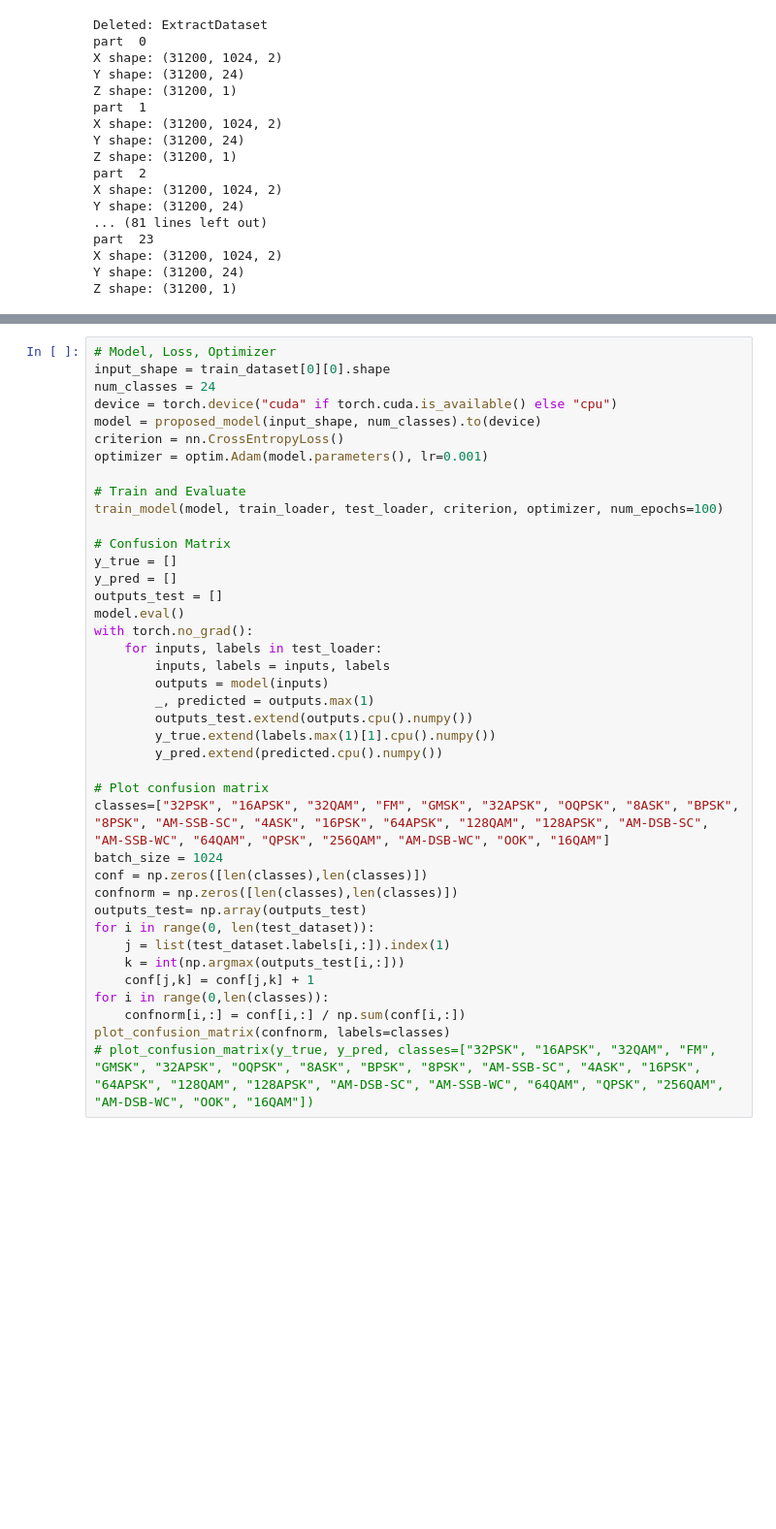
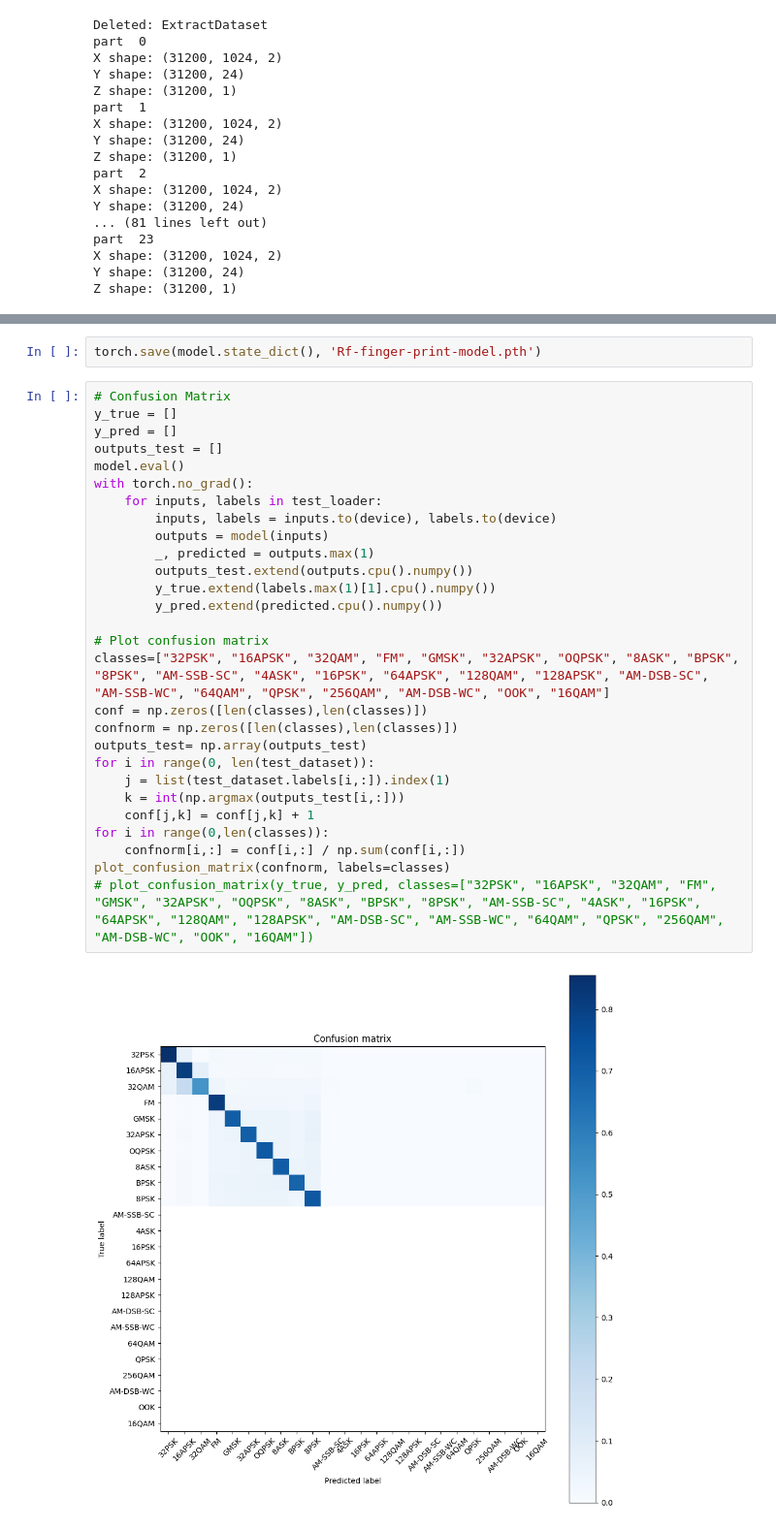
Before and after one commit to ShlomiBenAbu/046211-Radio-Frequency-Fingerprinting-, a Jupyter notebook: RF_fingerprints.ipynb, the cells around one changed output, grey strips where cells are left out. Shown at 97% size. Drawn from its saved outputs; the diff is of its cells as text; blank space fills up the shorter version.

```diff
--- a/RF_fingerprints.ipynb
+++ b/RF_fingerprints.ipynb
@@ -312,40 +419,32 @@ if __name__ == "__main__":
+# %%
+torch.save(model.state_dict(), 'Rf-finger-print-model.pth')
 # %%
-# Model, Loss, Optimizer
-input_shape = train_dataset[0][0].shape
-num_classes = 24
-device = torch.device("cuda" if torch.cuda.is_available() else "cpu")
-model = proposed_model(input_shape, num_classes).to(device)
-criterion = nn.CrossEntropyLoss()
-optimizer = optim.Adam(model.parameters(), lr=0.001)
-
-# Train and Evaluate
-train_model(model, train_loader, test_loader, criterion, optimizer, num_epochs=100)
-
 # Confusion Matrix
 y_true = []
 y_pred = []
 outputs_test = []
 model.eval()
 with torch.no_grad():
     for inputs, labels in test_loader:
-        inputs, labels = inputs, labels
+        inputs, labels = inputs.to(device), labels.to(device)
         outputs = model(inputs)
         _, predicted = outputs.max(1)
         outputs_test.extend(outputs.cpu().numpy())
         y_true.extend(labels.max(1)[1].cpu().numpy())
         y_pred.extend(predicted.cpu().numpy())
 
 # Plot confusion matrix
 classes=["32PSK", "16APSK", "32QAM", "FM", "GMSK", "32APSK", "OQPSK", "8ASK", "BPSK", "8PSK", "AM-SSB-SC", "4ASK", "16PSK", "64APSK", "128QAM", "128APSK", "AM-DSB-SC", "AM-SSB-WC", "64QAM", "QPSK", "256QAM", "AM-DSB-WC", "OOK", "16QAM"]
-batch_size = 1024
 conf = np.zeros([len(classes),len(classes)])
 confnorm = np.zeros([len(classes),len(classes)])
 outputs_test= np.array(outputs_test)
 for i in range(0, len(test_dataset)):
     j = list(test_dataset.labels[i,:]).index(1)
     k = int(np.argmax(outputs_test[i,:]))
     conf[j,k] = conf[j,k] + 1
 for i in range(0,len(classes)):
     confnorm[i,:] = conf[i,:] / np.sum(conf[i,:])
 plot_confusion_matrix(confnorm, labels=classes)
 # plot_confusion_matrix(y_true, y_pred, classes=["32PSK", "16APSK", "32QAM", "FM", "GMSK", "32APSK", "OQPSK", "8ASK", "BPSK", "8PSK", "AM-SSB-SC", "4ASK", "16PSK", "64APSK", "128QAM", "128APSK", "AM-DSB-SC", "AM-SSB-WC", "64QAM", "QPSK", "256QAM", "AM-DSB-WC", "OOK", "16QAM"])
+# %% [output]
+[figure, added]
```
Also changed, not shown: parts of 12 cells of this notebook, 1 other file.
